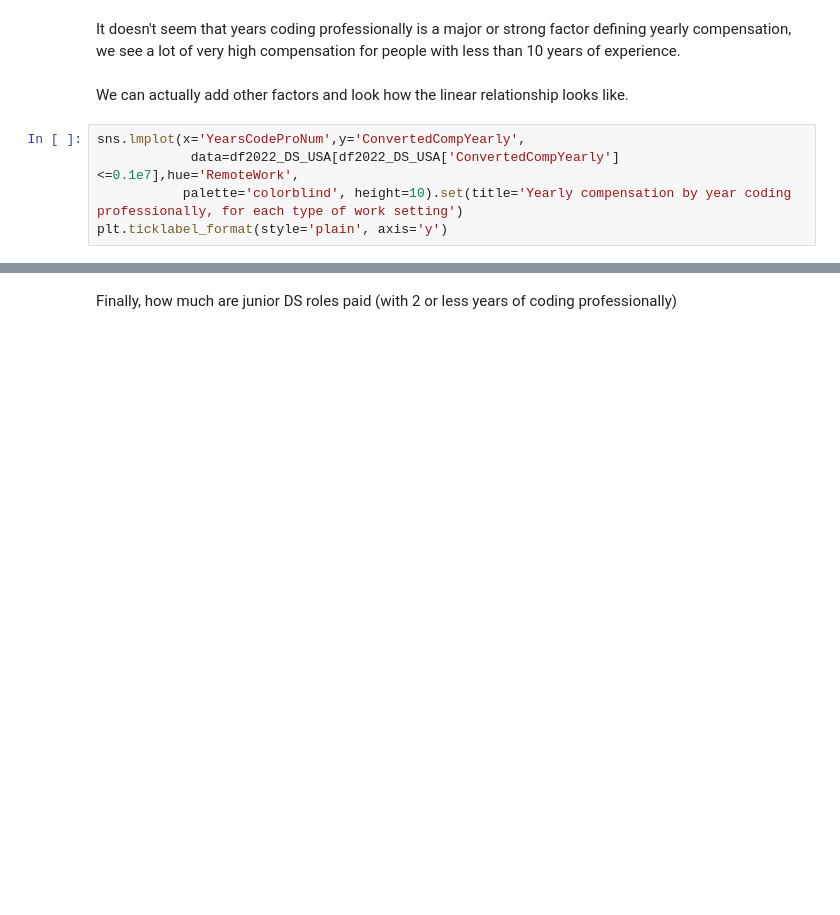
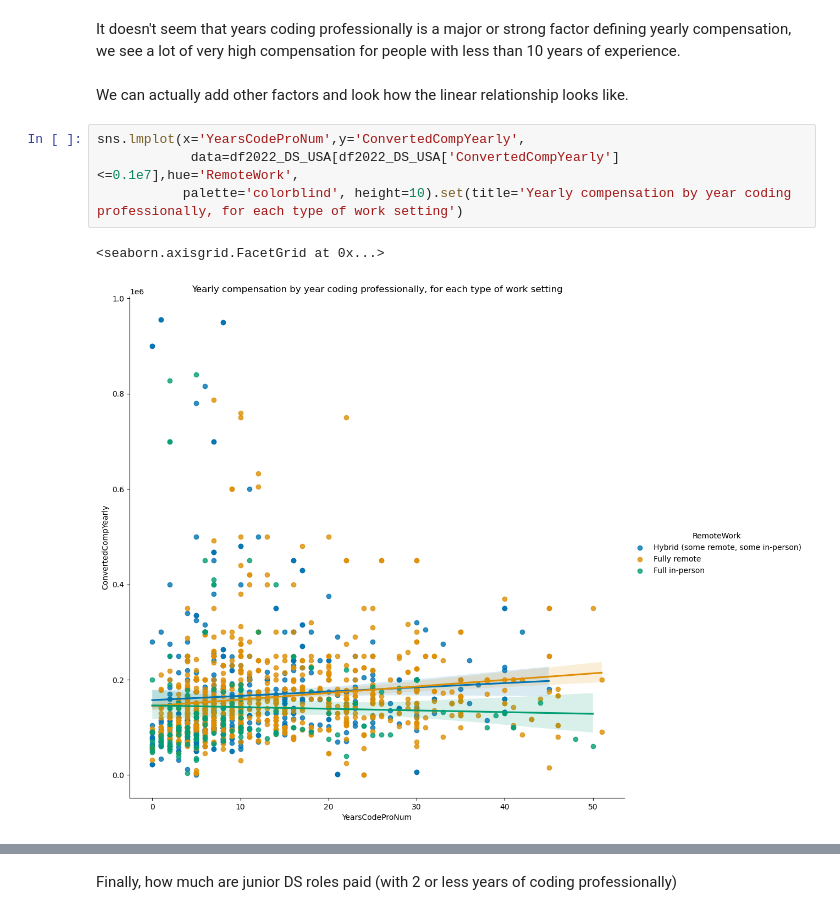
Before and after one commit to thecochenille/stackoverflow_survey2019to2022, a Jupyter notebook: Stackoverflow_survey2022Analysis.ipynb, the cells around one changed output, grey strips where cells are left out. Cells and saved outputs as stored; diff of their text form; blank space fills up the shorter version.

```diff
--- a/Stackoverflow_survey2022Analysis.ipynb
+++ b/Stackoverflow_survey2022Analysis.ipynb
@@ -407,8 +408,10 @@ We can actually add other factors and look how the linear relationship looks lik
 # %%
 sns.lmplot(x='YearsCodeProNum',y='ConvertedCompYearly',
             data=df2022_DS_USA[df2022_DS_USA['ConvertedCompYearly']<=0.1e7],hue='RemoteWork',
            palette='colorblind', height=10).set(title='Yearly compensation by year coding professionally, for each type of work setting')
-plt.ticklabel_format(style='plain', axis='y')
+# %% [output]
+<seaborn.axisgrid.FacetGrid at 0x...>
+[figure, added]
 # %%
 sns.lmplot(x='YearsCodeProNum',y='ConvertedCompYearly',
             data=df2022_DS_USA[df2022_DS_USA['ConvertedCompYearly']<=0.1e7],
```
Also changed, not shown: parts of 11 cells of this notebook.
